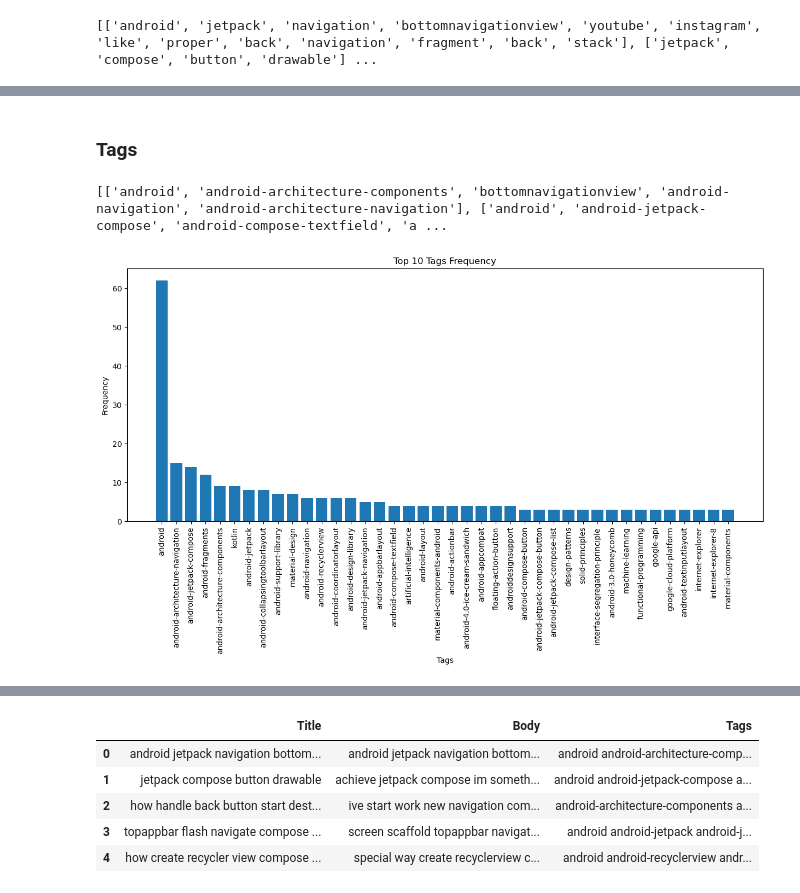
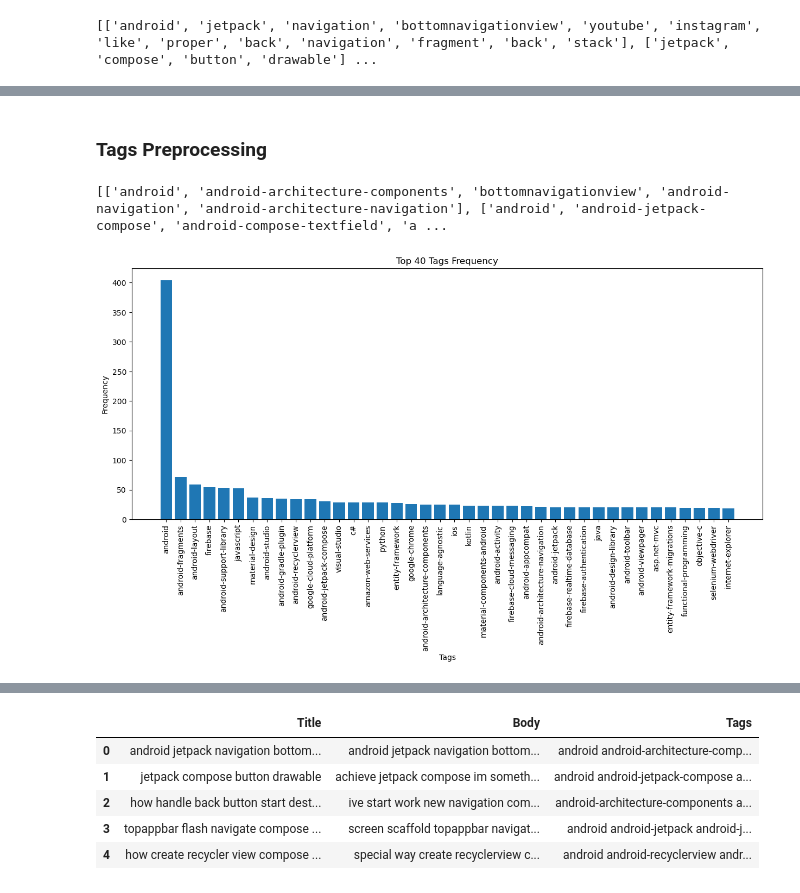
Before and after one commit to BahiaB/MLE_P5-Categorisez-automatiquement-des-questions, a Jupyter notebook: Exploration.ipynb, the cells around one changed output, grey strips where cells are left out. Drawn from its saved outputs; the diff is of its cells as text; code cells hidden in the pictures.

```diff
--- a/Exploration.ipynb
+++ b/Exploration.ipynb
@@ -228,28 +239,28 @@ top_50_frequencies = list(token_title_frequency.values())[:50]
 # %% [markdown]
-### Tags
+### Tags Preprocessing
 # %%
 
 tags = df.iloc[:].Tags
 #print(tags)
-preprocessed_tags = pipeline.named_steps['tags_cleaner'].transform(tags[:100])
+preprocessed_tags = pipeline.named_steps['tags_cleaner'].transform(tags[:1000])
 print(preprocessed_tags)
 # %% [output]
 [['android', 'android-architecture-components', 'bottomnavigationview', 'android-navigation', 'android-architecture-navigation'], ['android', 'android-jetpack-compose', 'android-compose-textfield', 'a ...
 # %%
 # Tags frequency
 tags_frequency = calculate_token_frequency(preprocessed_tags)
 
 # Get the top 10 tags and their frequencies
-top_10_tags = list(tags_frequency.keys())[:40]
-top_10_frequencies = list(tags_frequency.values())[:40]
+top_40_tags = list(tags_frequency.keys())[:40]
+top_40_frequencies = list(tags_frequency.values())[:40]
 
 # Plot the tags frequency
 plt.figure(figsize=(15, 6))
-plt.bar(top_10_tags, top_10_frequencies)
+plt.bar(top_40_tags, top_40_frequencies)
 plt.xlabel('Tags')
 plt.ylabel('Frequency')
-plt.title('Top 10 Tags Frequency')
+plt.title('Top 40 Tags Frequency')
 plt.xticks(rotation=90)
 plt.show()
 # %% [output]
-[figure, old version]
+[figure, new version]
```
Also changed, not shown: parts of 24 cells of this notebook.
